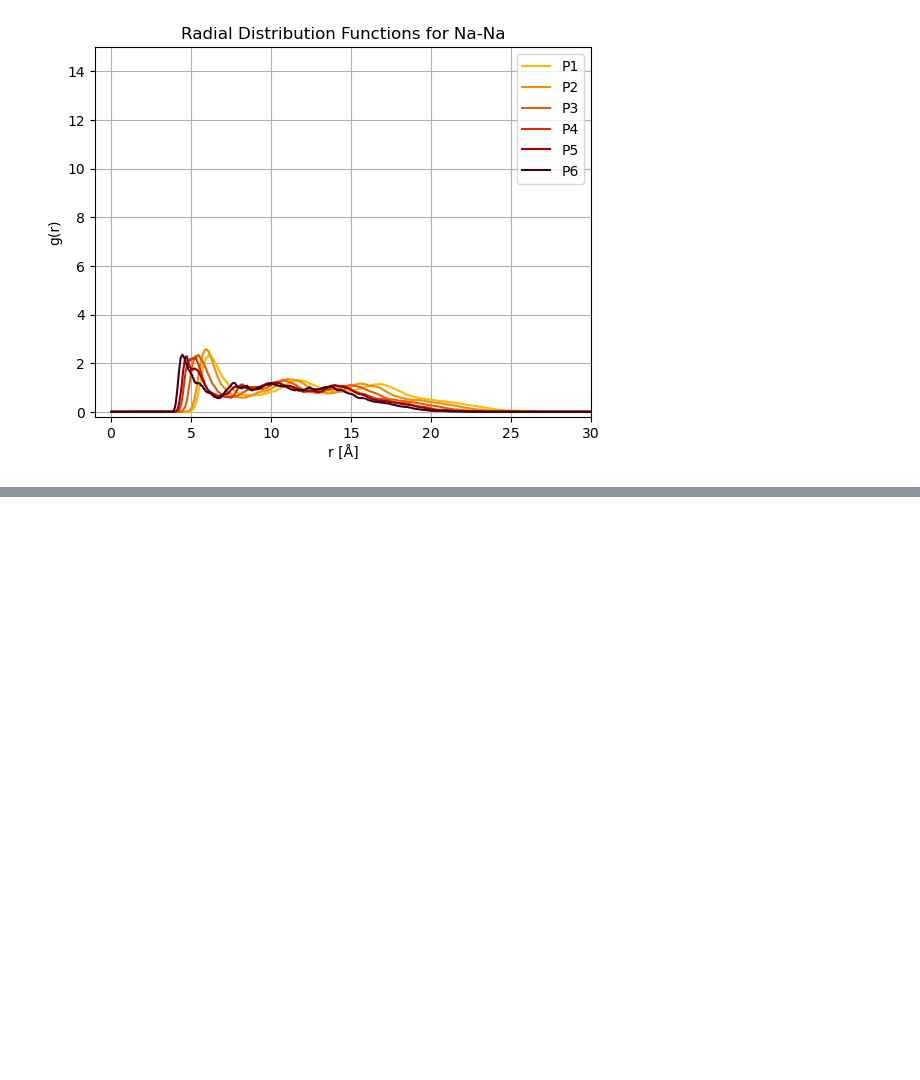
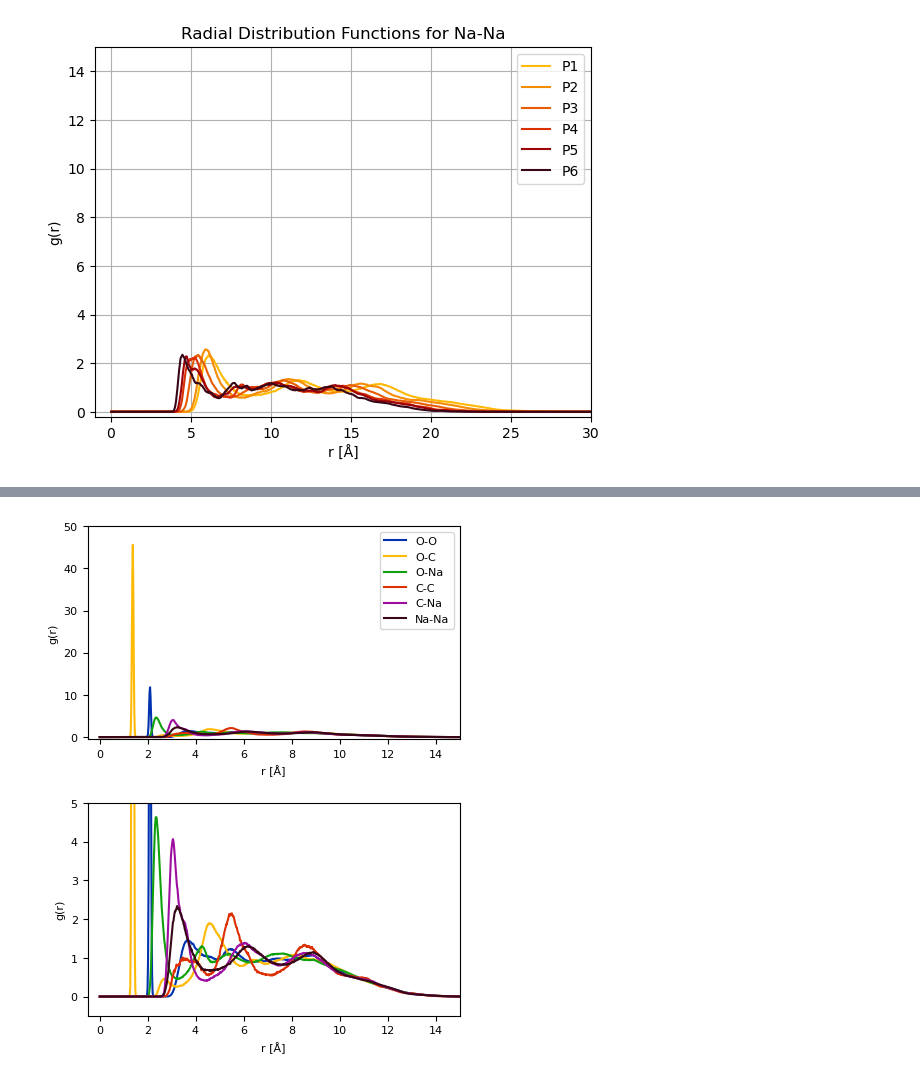
Before and after one commit to fionabaumhauer/msc_summer_project, a Jupyter notebook: plotting.ipynb, the cells around one changed output, grey strips where cells are left out. Cells and saved outputs as stored; diff of their text form; code cells hidden in the pictures; blank space fills up the shorter version.

```diff
--- a/plotting.ipynb
+++ b/plotting.ipynb
@@ -204,0 +243,81 @@ plt.show()
+# %%
+import matplotlib.pyplot as plt
+import os
+
+pressures = [1,2,3,4,5,6]
+colours = ['#0031ae', '#ffba08', '#11A00E','#dc2f02', '#9d0ea0','#370617'] # using purple
+#colours = ['#0031ae', '#ffba08', '#11A00E','#dc2f02', '#e20080','#370617'] # using pink
+
+#9d0ea0
+pressure = 1
+fig, axes = plt.subplots(nrows=2, ncols=1, figsize=(4*1.2, 3*2.4))
+plt.subplots_adjust(hspace=0.3)
+ax1 = axes[0]
+ax2 = axes[1]
+
+pressure = pressures[p]
+directory = 'D:/MSc/summer_project/p' + str(pressure)
+
+file_list = os.listdir(directory)
+file_list = [file for file in file_list if file.endswith('.txt')]
+
+labels = [x[7:9] for x in file_list]
+for i in range(len(labels)):
+    label = labels[i]
+    new_label = ''
+    for character in label:
+        if character == '1':
+            new_label += 'O-'
+        elif character == '2':
+            new_label += 'C-'
+        elif character == '3':
+            new_label += 'Na-'
+        else:
+            print('Invalid character:', character)
+            break
+    new_label = new_label[:-1]
+    labels[i] = new_label
+
+for i in range(len(file_list)):
+    if file_list[i].endswith('.txt'):
+        file_path = os.path.join(directory, file_list[i])
+        with open(file_path, 'r') as file:
+            data = file.readlines()
+            x_values = []
+            y_values = []
+            for line in data:
+                x, y = map(float, line.split())  # Split the line and convert to floats
+                x_values.append(x)
+                y_values.append(y)
+            # converting units
+            x_values = [x*0.529177249 for x in x_values]
+            ###
+            ax1.plot(x_values, y_values, label = labels[i], color = colours[i])
+            ax2.plot(x_values, y_values, label = labels[i], color = colours[i])
+
+font_size = 8
+ax1.set_ylabel('g(r)')
+ax1.set_xlabel('r [Å]')
+ax2.set_ylabel('g(r)')
+ax2.set_xlabel('r [Å]')
+ax1.set_xlim(-0.5, 15)
+ax1.set_ylim(-0.5, 50)
+ax2.set_xlim(-0.5, 15)
+ax2.set_ylim(-0.5, 5)
+for item in ([ax2.title, ax2.xaxis.label, ax2.yaxis.label] +
+        ax2.get_xticklabels() + ax2.get_yticklabels()):
+    item.set_fontsize(font_size)
+for item in ([ax1.title, ax1.xaxis.label, ax1.yaxis.label] +
+        ax1.get_xticklabels() + ax1.get_yticklabels()):
+    item.set_fontsize(font_size)
+
+#ax2.legend(fontsize=font_size, ncol=3, loc='center', bbox_to_anchor=(0.5, -0.3))
+ax1.legend(fontsize=font_size)
+#plt.grid(True)
+title_pressure = "{:.2f}".format(pressures_GPa[p])
+plt.subplots_adjust(bottom=0.20)
+#plt.savefig(os.path.join(directory,'rdfs_at_p' + str(pressure)),dpi=400)
+plt.savefig('D:/MSc/summer_project/rdfs_at_p{}_both'.format(pressure),dpi=1000)
+plt.show()
+# %% [output]
+[figure, added]
```
Also changed, not shown: parts of 4 cells of this notebook, 8 other files.
